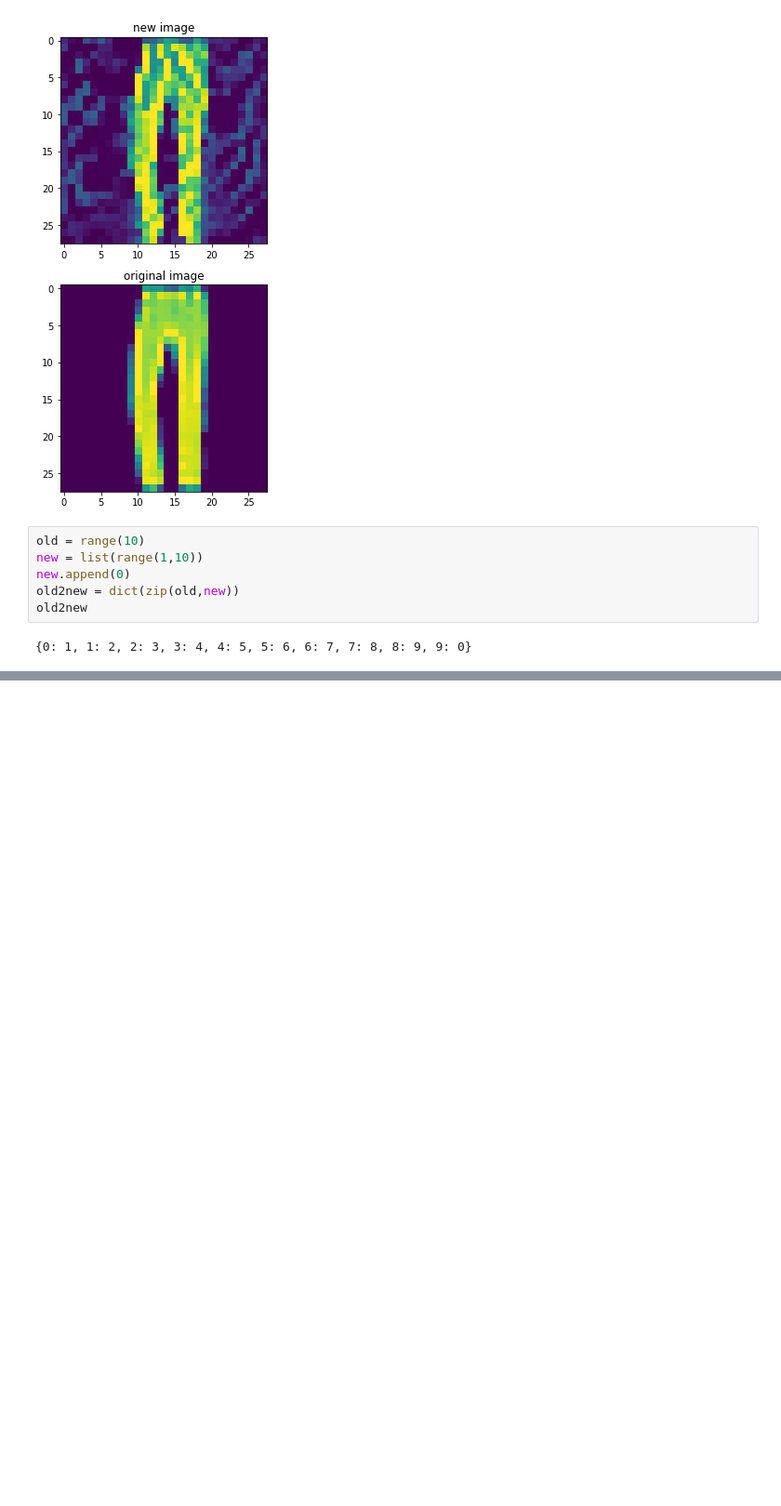
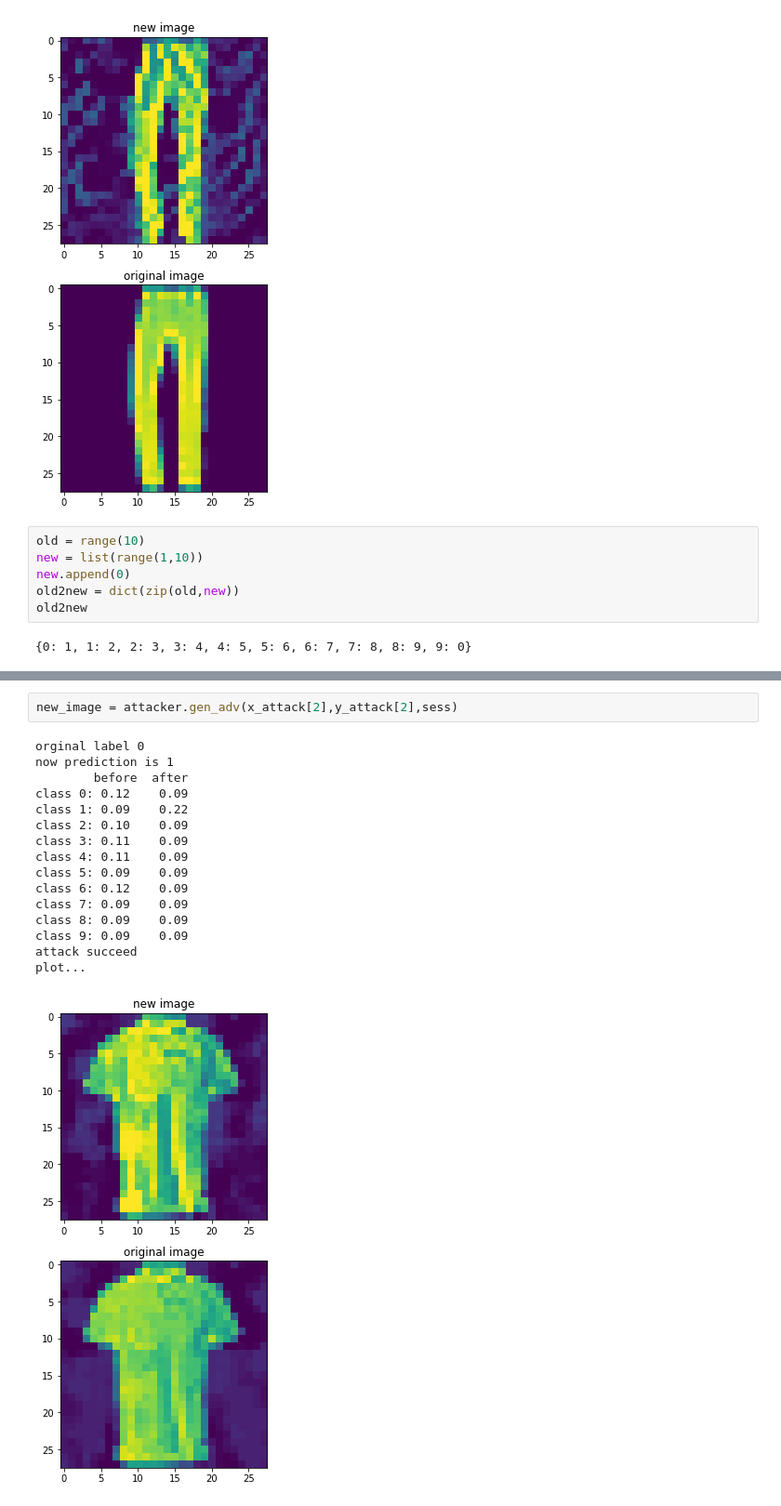
Before and after one commit to kifish/ml-base, a Jupyter notebook: pku-deep-learning/lg-course/assignment2/code/white_box_attack.ipynb, the cells around one changed output, grey strips where cells are left out. Shown at 93% size. Cells and saved outputs as stored; diff of their text form; blank space fills up the shorter version.

```diff
--- a/pku-deep-learning/lg-course/assignment2/code/white_box_attack.ipynb
+++ b/pku-deep-learning/lg-course/assignment2/code/white_box_attack.ipynb
@@ -343,0 +613,19 @@ old2new
+# %%
+new_image = attacker.gen_adv(x_attack[2],y_attack[2],sess)
+# %% [output]
+orginal label 0
+now prediction is 1
+        before  after
+class 0: 0.12    0.09
+class 1: 0.09    0.22
+class 2: 0.10    0.09
+class 3: 0.11    0.09
+class 4: 0.11    0.09
+class 5: 0.09    0.09
+class 6: 0.12    0.09
+class 7: 0.09    0.09
+class 8: 0.09    0.09
+class 9: 0.09    0.09
+attack succeed
+plot...
+[figure, added]
```
Also changed, not shown: parts of 12 cells of this notebook, 2 other files.
